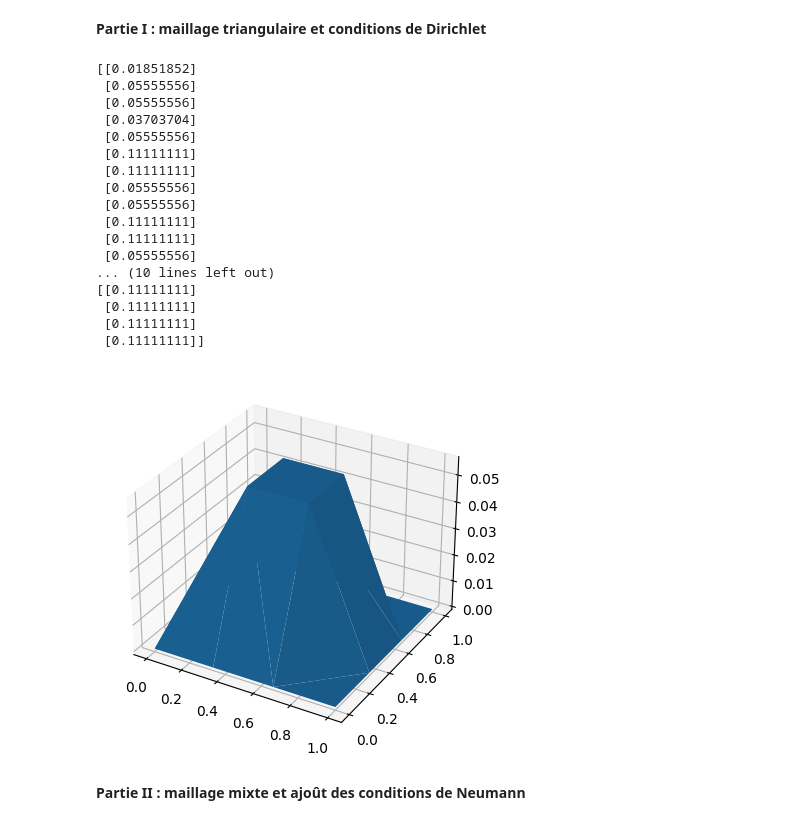
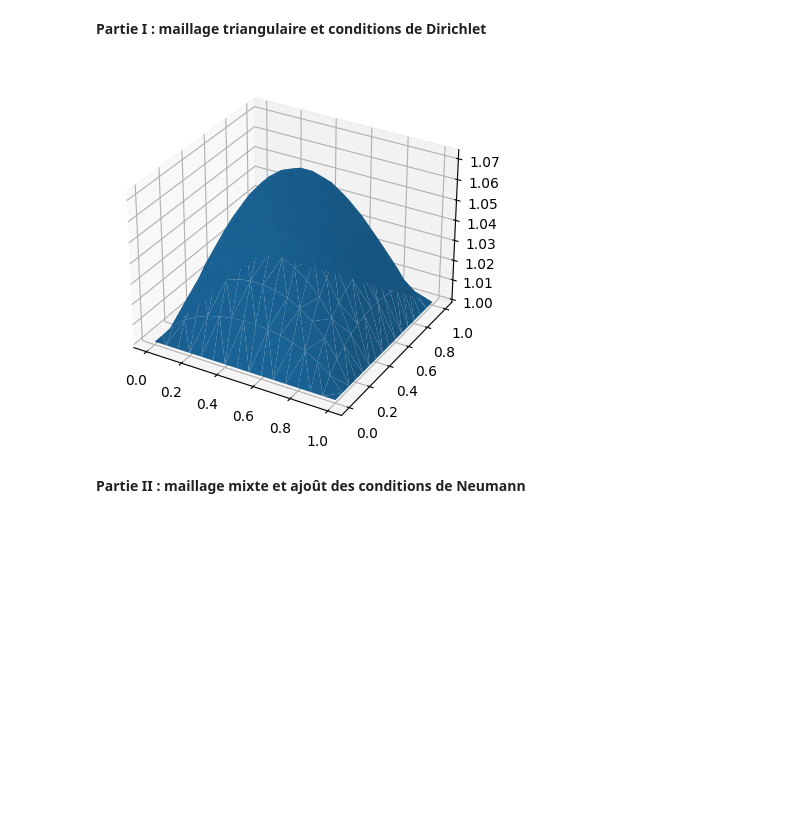
Before and after one commit to thieryx/ENSEEIHT, a Jupyter notebook: 2A/S8/UE_Modélisation_Géométrique/EDP/Projet/TP-EDP.ipynb, the cells around one changed output. Saved outputs shown, nothing was run; the diff lists cells and outputs as text; code cells hidden in the pictures; blank space fills up the shorter version.

```diff
--- a/2A/S8/UE_Modélisation_Géométrique/EDP/Projet/TP-EDP.ipynb
+++ b/2A/S8/UE_Modélisation_Géométrique/EDP/Projet/TP-EDP.ipynb
@@ -140,7 +140,7 @@ def matrice_raideur_elem(indice,elements3, coordinates, f):
     return M,z
 # %%
 def assemblage (elements3, coordinates,dirichlet, f, ud):
-  l = len(elements3)
+  l = len(coordinates)
   A = np.zeros((l,l))
   B = np.zeros((l,1))
   u = np.zeros((l,1))
@@ -150,60 +150,42 @@ def assemblage (elements3, coordinates,dirichlet, f, ud):
     u[dirichlet[h]] = ud(coordinates[dirichlet[h][0]][0],coordinates[dirichlet[h][0]][1])
 
   # Assemblage de la matrice A et le vecteur B
-  for i in range(l):
+  for i in range(len(elements3)):
     M,z = matrice_raideur_elem(i,elements3, coordinates, f)
     triangle = elements3[i]
     for j in range (3):
       for k in range (3):
         A[triangle[j],triangle[k]] += M[j][k]
       B[triangle[j]] += z
-  print(B)
+
   B -= np.dot(A,u)
 
   return A,B,u
 # %%
 # Définition de la fonction
 def f(x,y):
     return 1
 
 def ud(x,y):
-    return 0
+    return 1
 
-coordinates, elements3, dirichlet, neumann = maillage(4)
+coordinates, elements3, dirichlet, neumann = maillage(16)
 A,B,u = assemblage(elements3, coordinates,dirichlet, f, ud)
 
 # Non prise en compte de la frontière de Dirichlet
 sommets = [i for i in range(len(coordinates))]
 sommets_sans_dirichlet= np.setdiff1d(sommets, dirichlet)
 A_bis = A[sommets_sans_dirichlet]
 A_sans_dirichlet = A_bis[:,sommets_sans_dirichlet]
 B_sans_dirichlet = B[sommets_sans_dirichlet]
-print(A_sans_dirichlet)
-print(B_sans_dirichlet)
+
 # Résolution du problème
 u[sommets_sans_dirichlet] = np.linalg.solve(A_sans_dirichlet,B_sans_dirichlet)
 
 # Affichage de la solution
 show(coordinates, (u[:,0]))
 # %% [output]
-[[0.01851852]
- [0.05555556]
- [0.05555556]
- [0.03703704]
- [0.05555556]
- [0.11111111]
- [0.11111111]
- [0.05555556]
- [0.05555556]
- [0.11111111]
- [0.11111111]
- [0.05555556]
-... (10 lines left out)
-[[0.11111111]
- [0.11111111]
- [0.11111111]
- [0.11111111]]
-[figure, old version]
+[figure, new version]
 # %% [markdown]
 **Partie II : maillage mixte et ajoût des conditions de Neumann**
 # %%
```
Also changed, not shown: 30 other files.
